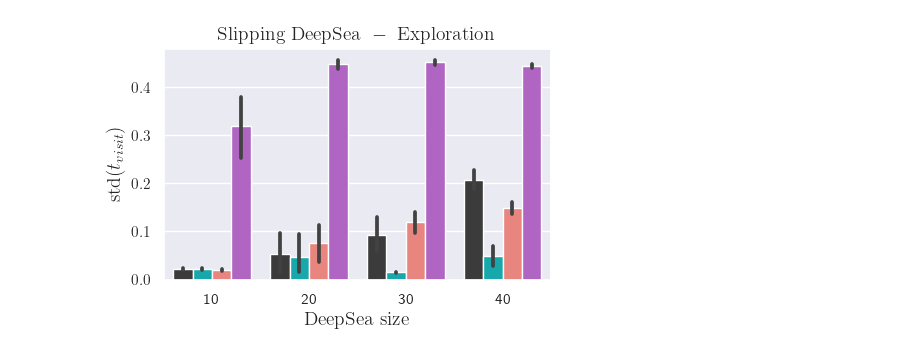
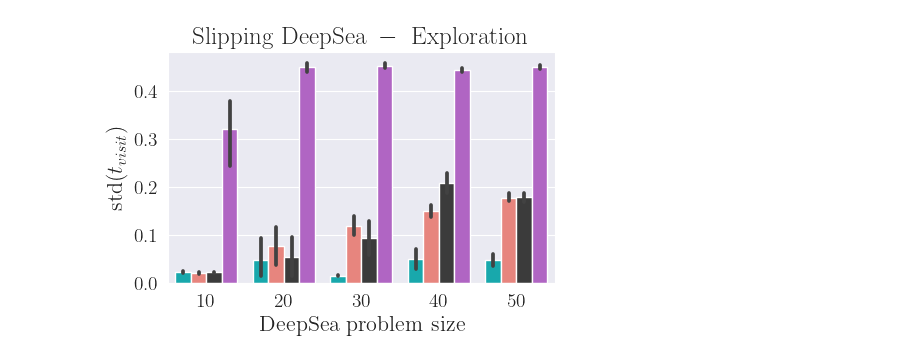
Before and after one commit to rssalessio/ModelFreeActiveExplorationRL, a Jupyter notebook: DeepSea/make_plots_new.ipynb, the cells around one changed output. Drawn from its saved outputs; the diff is of its cells as text; code cells hidden in the pictures.

```diff
--- a/DeepSea/make_plots_new.ipynb
+++ b/DeepSea/make_plots_new.ipynb
@@ -56,8 +62,7 @@ sns.set()
 # %%
-SIZES = [10, 20, 30, 40]#, 50]
-# EPISODES = {10: 500, 15: 1000, 20: 1500, 30: 2500, 40:3500, 50: 4500}
-EPISODES = {10: 1000, 20: 2000, 30: 3000, 40: 4000, 50: 50000}
-AGENTS = ['boot_dqn_torch_modified', 'explorative_generative_off_policy','boot_dqn_torch', 'ids']
+SIZES = [10, 20, 30, 40, 50]
+EPISODES = {10: 1000, 20: 2000, 30: 3000, 40: 4000, 50: 5000}
+AGENTS = ['explorative_generative_off_policy', 'boot_dqn_torch', 'boot_dqn_torch_modified', 'ids']
 
 
 raw_data = {x: {agent: None for agent in AGENTS} for x in SIZES}
@@ -65,7 +70,9 @@ data = {}
 df = pd.DataFrame({
     'method': [],
     'size': [],
-    'spread': []
+    'spread': [],
+    'median_avg_visit': [],
+    'std_avg_visit': []
 })
 
 
@@ -79,20 +86,20 @@ for size in SIZES:
 
 
             x: Results = raw_data[size]
-            y = []
+            spread = []
             mask = np.zeros_like(x.agent_stats[0].total_num_visits, dtype=bool)
             mask[np.tril_indices_from(mask)] = True
 
             # n^2-n is the minimum spread possible, while n^2-2 is the maximum possible spread (as long as the agent has visited all states at least once)
-            y = np.array([
+            spread = np.array([
                 np.std(x.agent_stats[i].last_visit[mask]/ ( size*EPISODES[size]) )
-                for i in range(len(x.agent_stats))])# / (size * EPISODES[size])
+                for i in range(len(x.agent_stats))])
+            median_avg_visit = np.array([
+                np.median(x.agent_stats[i].frequency_visits[mask])
+                for i in range(len(x.agent_stats))])
+            std_avg_visit = np.array([
+                np.std(x.agent_stats[i].frequency_visits[mask])
+                for i in range(len(x.agent_stats))])
 
-            for i in range(len(y)):
-                df.loc[len(df)] = [agent, size, y[i]]
-
-
-
-
-
-df
+            for i in range(len(spread)):
+                df.loc[len(df)] = [agent, size, spread[i], median_avg_visit[i], std_avg_visit[i]]
@@ -113,32 +106,32 @@ df
 # %%
 colors = ['#f8766d', '#00bfc4', 'mediumorchid','#3B3B3B','#0096FF','#a3a500']
 
 labels_agents = {
 
     'boot_dqn_torch_modified': r'\textsc{BSP2}',
     'explorative_generative_off_policy': r'\textsc{DBMF-BPI}',
     'boot_dqn_torch': r'\textsc{BSP}',
 
     'ids': r'\textsc{IDS}',
 }
 colors = {
     'boot_dqn_torch': '#f8766d',
     'boot_dqn_torch_modified': '#3B3B3B',
     'explorative_generative_off_policy': '#00bfc4',
     'ids': 'mediumorchid',
 }
 
-
+sns.set_style("darkgrid", rc=rc_parameters)
 #color_dict = {agent: color for agent, color in zip(AGENTS, colors)}
 fig, ax = plt.subplots(1,1, figsize=(5,3))
 barplot = sns.barplot(x="size", y="spread", hue="method", data=df, palette=colors)
 handles, labels = barplot.get_legend_handles_labels()
 new_labels = [labels_agents[x] for x in labels]
 # plt.legend(handles, new_labels)
-plt.xlabel(r'$\mathrm{DeepSea \ size}$', fontsize=AXIS_LABEL)
-plt.ylabel(r'$\mathrm{std}(t_{visit})$', fontsize=AXIS_LABEL)
-plt.title(r'$\mathrm{Slipping \ DeepSea \ - \ Exploration}$', fontsize=AXIS_LABEL)
+plt.xlabel(r'$\mathrm{DeepSea \ problem \ size}$')
+plt.ylabel(r'$\mathrm{std}(t_{visit})$')
+plt.title(r'$\mathrm{Slipping \ DeepSea \ - \ Exploration}$')
 ax.get_legend().remove()
 plt.savefig('figures/deep_sea_exploration_small.pdf', bbox_inches='tight')
 # %% [output]
-[figure, old version]
+[figure, new version]
```
Also changed, not shown: parts of 22 cells of this notebook, 23 other files.
